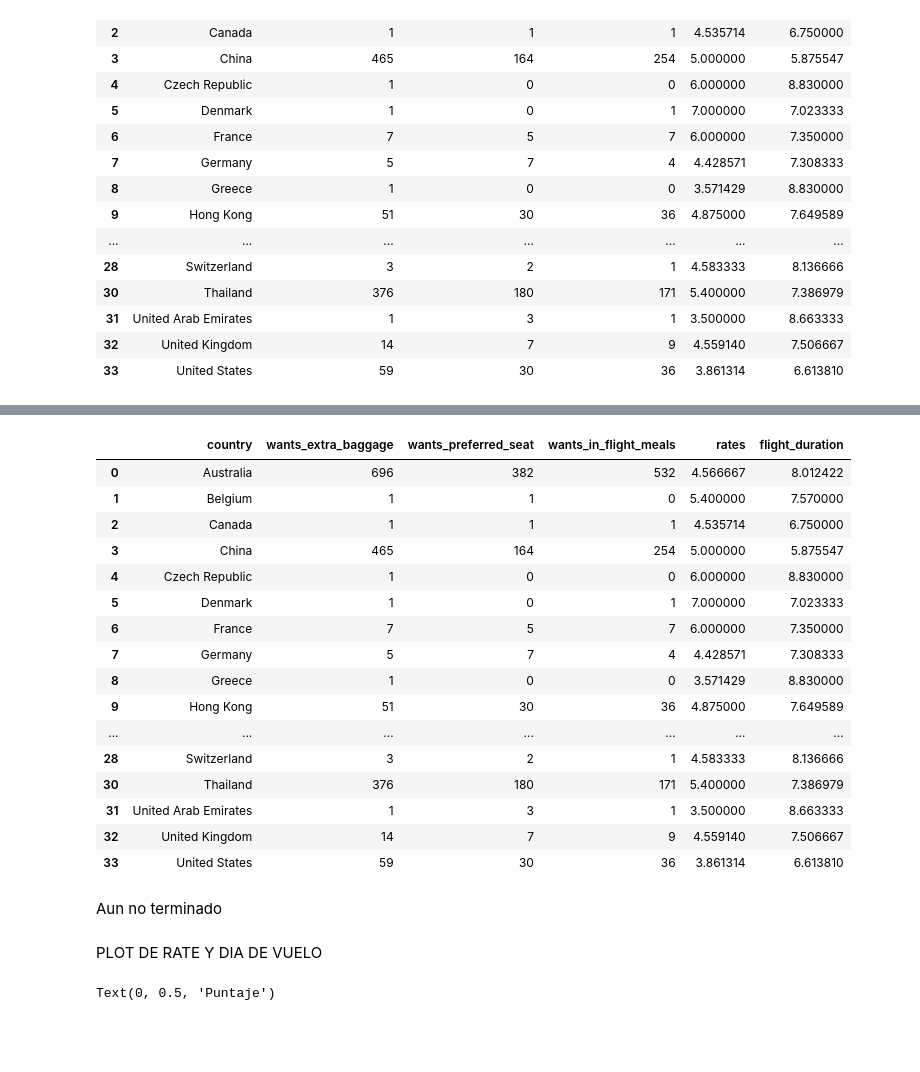
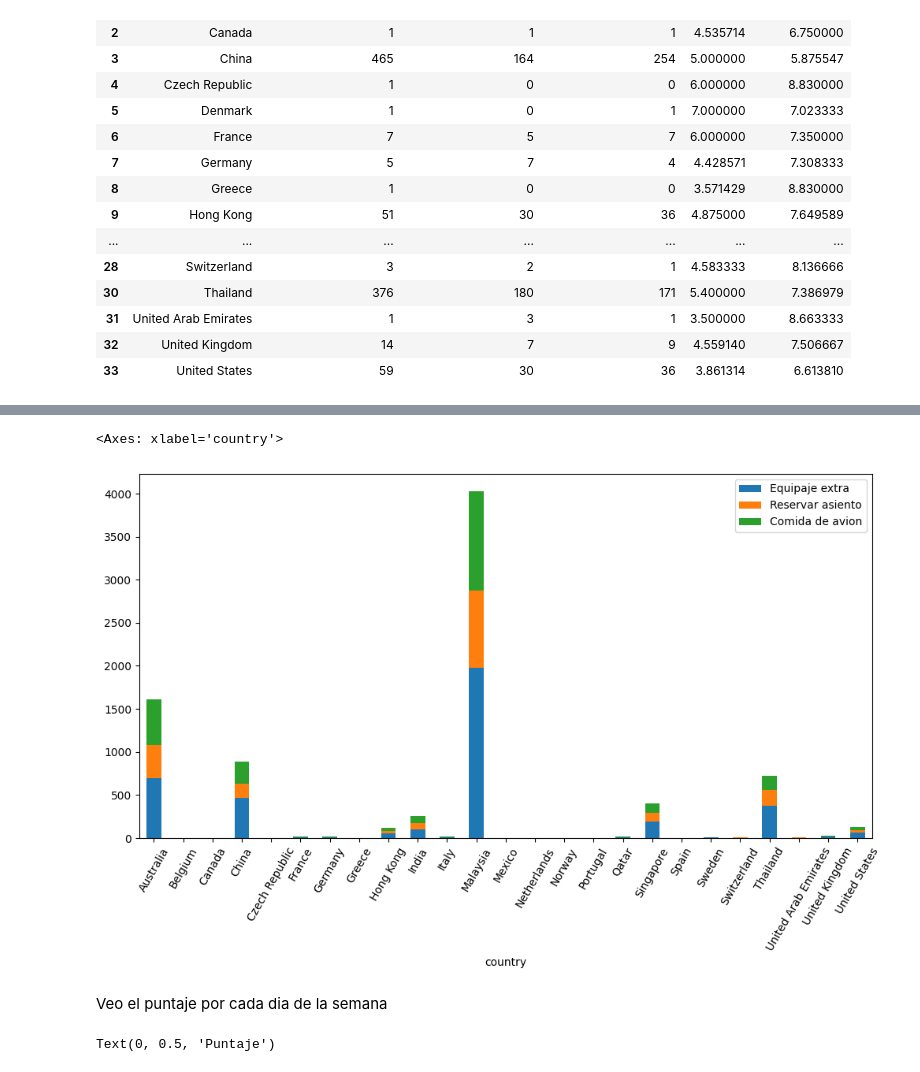
Before and after one commit to agalarza768/TP1-Orga_de_datos, a Jupyter notebook: TP_Orga.ipynb, the cells around one changed output, grey strips where cells are left out. Saved outputs shown, nothing was run; the diff lists cells and outputs as text; code cells hidden in the pictures; blank space fills up the shorter version.

```diff
--- a/TP_Orga.ipynb
+++ b/TP_Orga.ipynb
@@ -525,29 +515,14 @@ canal_por_pais=canal_ventas.groupby(['booking_origin','sales_channel']).value_co
 canal_ventas_por_pais = canal_por_pais.pivot_table(index='booking_origin', columns='sales_channel', values='count', aggfunc='sum', fill_value=0)
 canal_ventas_por_pais.reset_index(inplace=True)
 canal_ventas_por_pais.rename(columns={'booking_origin':'country'},inplace=True)
-# %%
-most_reviews_flight_dur
-# %% [output]
-|  | country | wants_extra_baggage | wants_preferred_seat | wants_in_flight_meals | rates | flight_duration |
-| 0 | Australia | 696 | 382 | 532 | 4.566667 | 8.012422 |
-| 1 | Belgium | 1 | 1 | 0 | 5.400000 | 7.570000 |
-| 2 | Canada | 1 | 1 | 1 | 4.535714 | 6.750000 |
-| 3 | China | 465 | 164 | 254 | 5.000000 | 5.875547 |
-| 4 | Czech Republic | 1 | 0 | 0 | 6.000000 | 8.830000 |
-| 5 | Denmark | 1 | 0 | 1 | 7.000000 | 7.023333 |
-| 6 | France | 7 | 5 | 7 | 6.000000 | 7.350000 |
-| 7 | Germany | 5 | 7 | 4 | 4.428571 | 7.308333 |
-| 8 | Greece | 1 | 0 | 0 | 3.571429 | 8.830000 |
-| 9 | Hong Kong | 51 | 30 | 36 | 4.875000 | 7.649589 |
-| ... | ... | ... | ... | ... | ... | ... |
-| 28 | Switzerland | 3 | 2 | 1 | 4.583333 | 8.136666 |
-| 30 | Thailand | 376 | 180 | 171 | 5.400000 | 7.386979 |
-| 31 | United Arab Emirates | 1 | 3 | 1 | 3.500000 | 8.663333 |
-| 32 | United Kingdom | 14 | 7 | 9 | 4.559140 | 7.506667 |
-| 33 | United States | 59 | 30 | 36 | 3.861314 | 6.613810 |
-# %% [markdown]
-Aun no terminado
-# %% [markdown]
-PLOT DE RATE Y DIA DE VUELO
+# %%
+df_servicios = most_reviews_flight_dur[most_reviews_flight_dur['country'].isin(countries_most_reviews['country'].head(30))]
+df_servicios = df_servicios.loc[:, ['country', 'wants_extra_baggage', 'wants_preferred_seat', 'wants_in_flight_meals']].rename(columns={'wants_extra_baggage':'Equipaje extra', 'wants_preferred_seat': 'Reservar asiento', 'wants_in_flight_meals':'Comida de avion'})
+df_servicios.plot.bar(x='country', stacked=True, rot=60, figsize=(12,6))
+# %% [output]
+<Axes: xlabel='country'>
+[figure, added]
+# %% [markdown]
+Veo el puntaje por cada dia de la semana
 # %%
 promedio_rates_por_dia = date_reviews.groupby('day')['rates'].mean()
```
Also changed, not shown: parts of 23 cells of this notebook.
